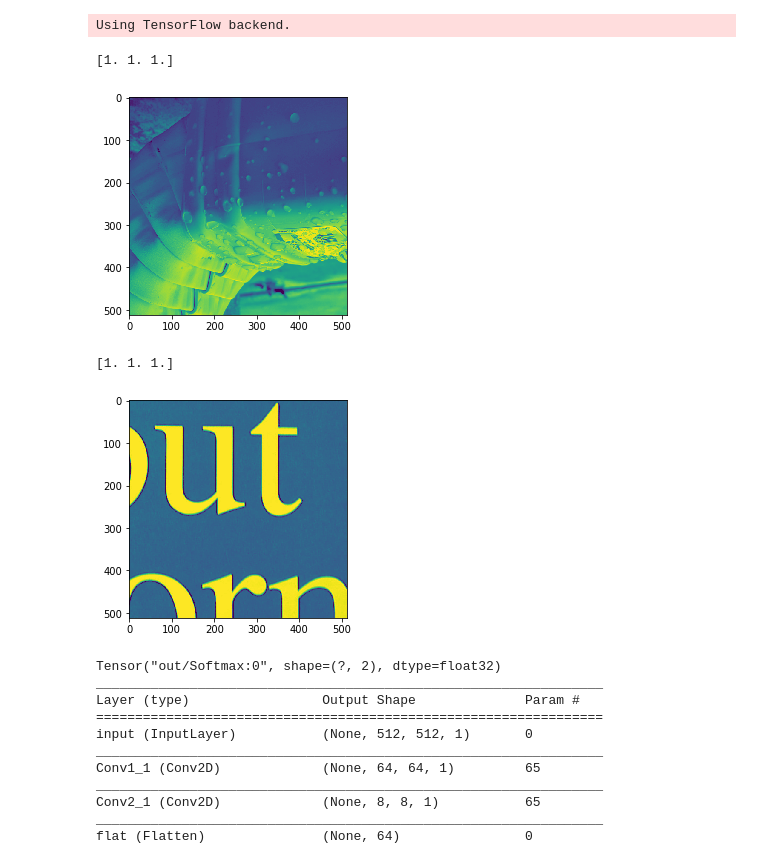
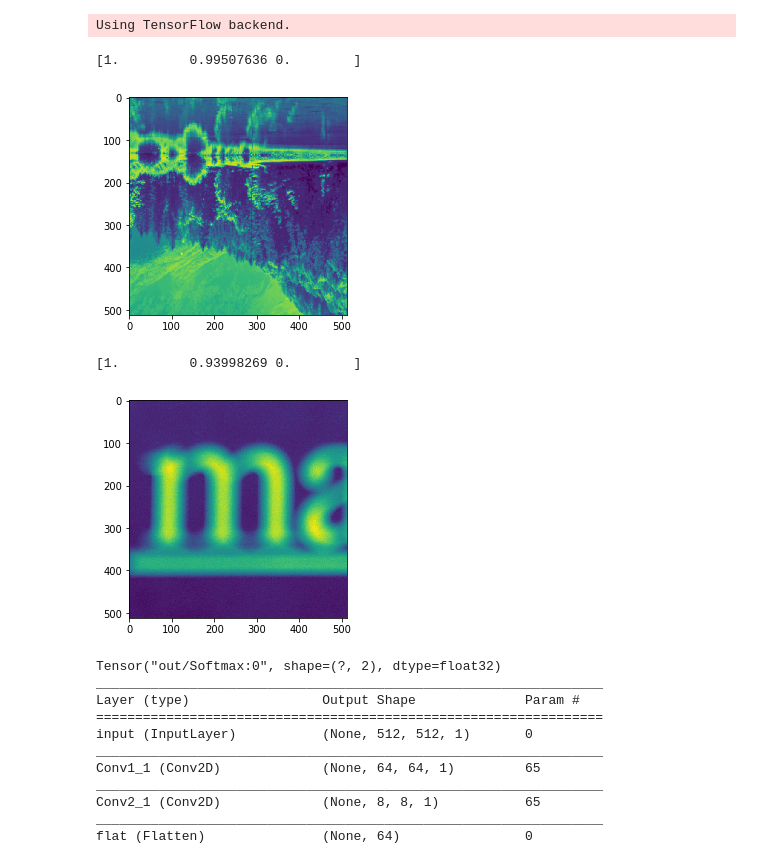
Before and after one commit to cianhwang/autofocusVCM, a Jupyter notebook: disnet.ipynb, the cells around one changed output. Drawn from its saved outputs; the diff is of its cells as text; code cells hidden in the pictures.

```diff
--- a/disnet.ipynb
+++ b/disnet.ipynb
@@ -55,21 +55,21 @@ test_label = np.load(test_label_path)
 # %%
 #to_categorical(train_label[:, 2]).shape
 import matplotlib.pyplot as plt
 %matplotlib inline
-idx = 2
+idx = 7
 plt.imshow(train_data[idx, :, :, 0])
 
 print(train_label[idx, :])
 # %% [output]
-[1. 1. 1.]
+[1.         0.99507636 0.        ]
-[figure, old version]
+[figure, new version]
 # %%
 plt.imshow(test_data[idx, :, :, 0])
 
 print(test_label[idx])
 # %% [output]
-[1. 1. 1.]
+[1.         0.93998269 0.        ]
-[figure, old version]
+[figure, new version]
 # %%
 # In[7]:
 input_image1 = Input(shape=(512,512,1), name = "input")
```
Also changed, not shown: parts of 8 cells of this notebook, 2 other files.
